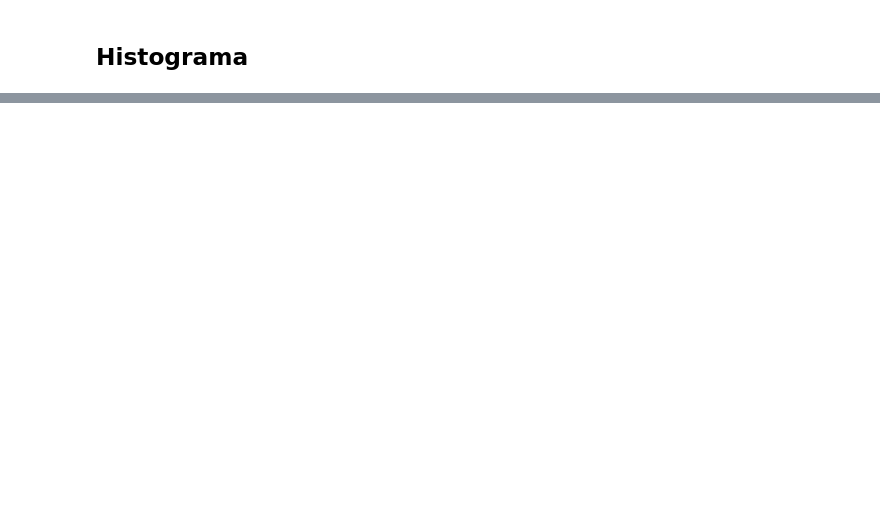
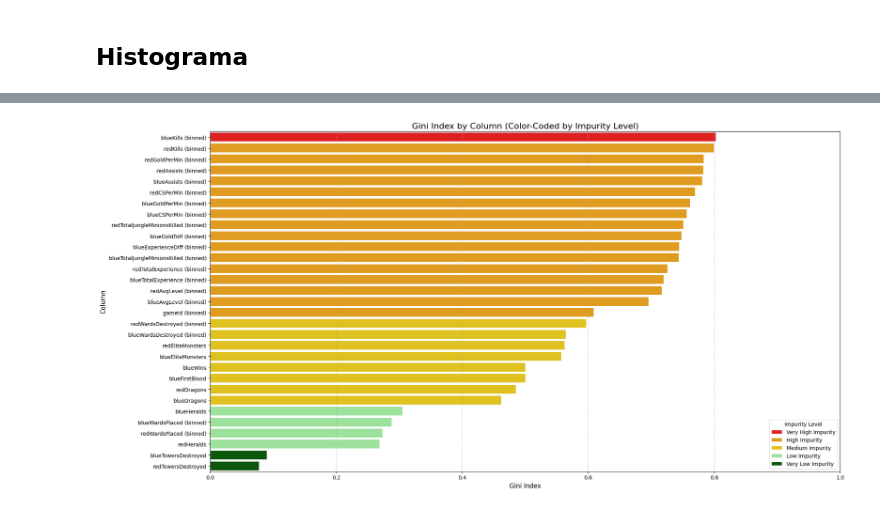
Before and after one commit to markoqaq/Machine-learning, a Jupyter notebook: LoL.ipynb, the cells around one changed output, grey strips where cells are left out. Cells and saved outputs as stored; diff of their text form; code cells hidden in the pictures; blank space fills up the shorter version.

Commit message:
Adaugare ENTROPIE, GINI INDEX si Corelatii mari

```diff
--- a/LoL.ipynb
+++ b/LoL.ipynb
@@ -180,0 +306,62 @@ Describe
+# %%
+# Store column names and their Gini values
+column_names = []
+gini_values = []
+
+# Calculate Gini index for each column and store the results
+for column in df.columns:
+    if df[column].dtype in ['int64', 'float64'] and df[column].nunique() > 10:
+        # Create bins for numeric data
+        binned_data = pd.cut(df[column].dropna(), bins=10)
+        gini_value = calculate_gini(binned_data)
+        column_names.append(f"{column} (binned)")
+        gini_values.append(gini_value)
+    else:
+        gini_value = calculate_gini(df[column])
+        column_names.append(column)
+        gini_values.append(gini_value)
+
+# Create a DataFrame for visualization
+gini_df = pd.DataFrame({'Column': column_names, 'Gini Index': gini_values})
+
+# Sort by Gini value to make the chart more readable
+gini_df = gini_df.sort_values(by='Gini Index', ascending=False)
+
+# Define impurity categories
+def impurity_category(gini):
+    if gini < 0.2:
+        return "Very Low Impurity"
+    elif gini < 0.4:
+        return "Low Impurity"
+    elif gini < 0.6:
+        return "Medium Impurity"
+    elif gini < 0.8:
+        return "High Impurity"
+    else:
+        return "Very High Impurity"
+
+gini_df['Impurity Level'] = gini_df['Gini Index'].apply(impurity_category)
+
+# Set color palette based on impurity level
+color_map = {
+    "Very Low Impurity": "darkgreen",
+    "Low Impurity": "lightgreen",
+    "Medium Impurity": "gold",
+    "High Impurity": "orange",
+    "Very High Impurity": "red"
+}
+
+# Create the color-coded visualization
+plt.figure(figsize=(20, 10))
+sns.barplot(x='Gini Index', y='Column', data=gini_df,
+            hue='Impurity Level', palette=color_map, dodge=False)
+plt.title('Gini Index by Column (Color-Coded by Impurity Level)', fontsize=16)
+plt.xlabel('Gini Index', fontsize=12)
+plt.ylabel('Column', fontsize=12)
+plt.xlim(0, 1)
+plt.grid(axis='x', linestyle='--', alpha=0.7)
+plt.legend(title='Impurity Level', loc='lower right')
+plt.tight_layout()
+plt.show()
+# %% [output]
+[figure, added]
```
Also changed, not shown: parts of 19 cells of this notebook.
